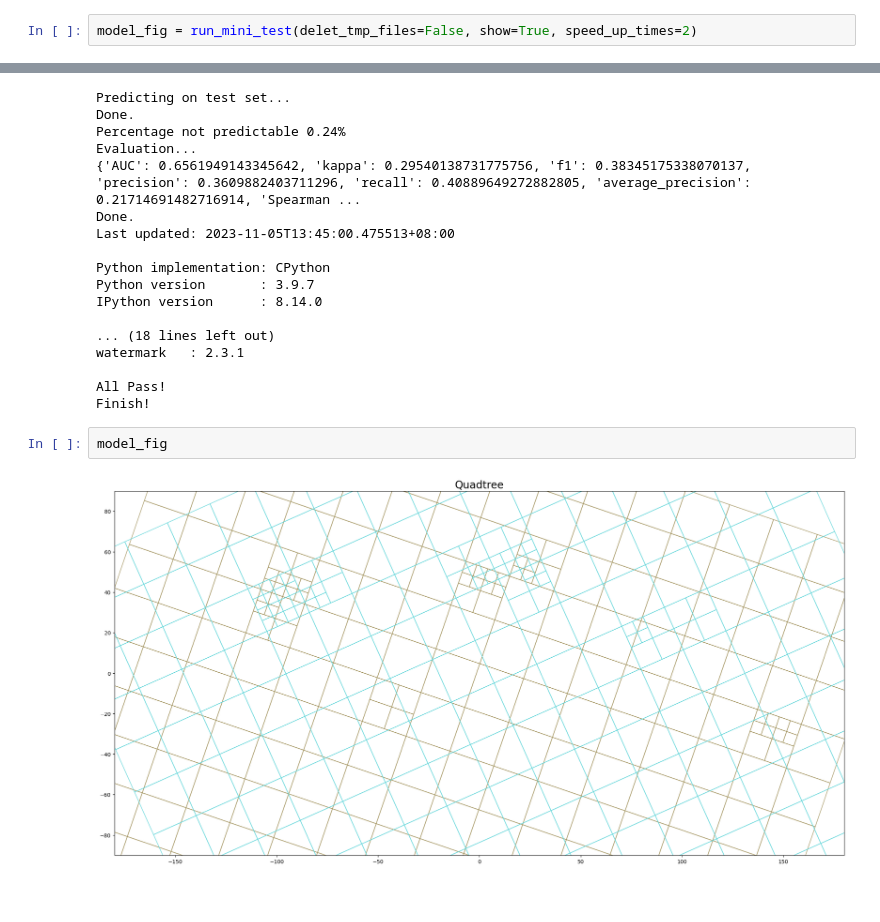
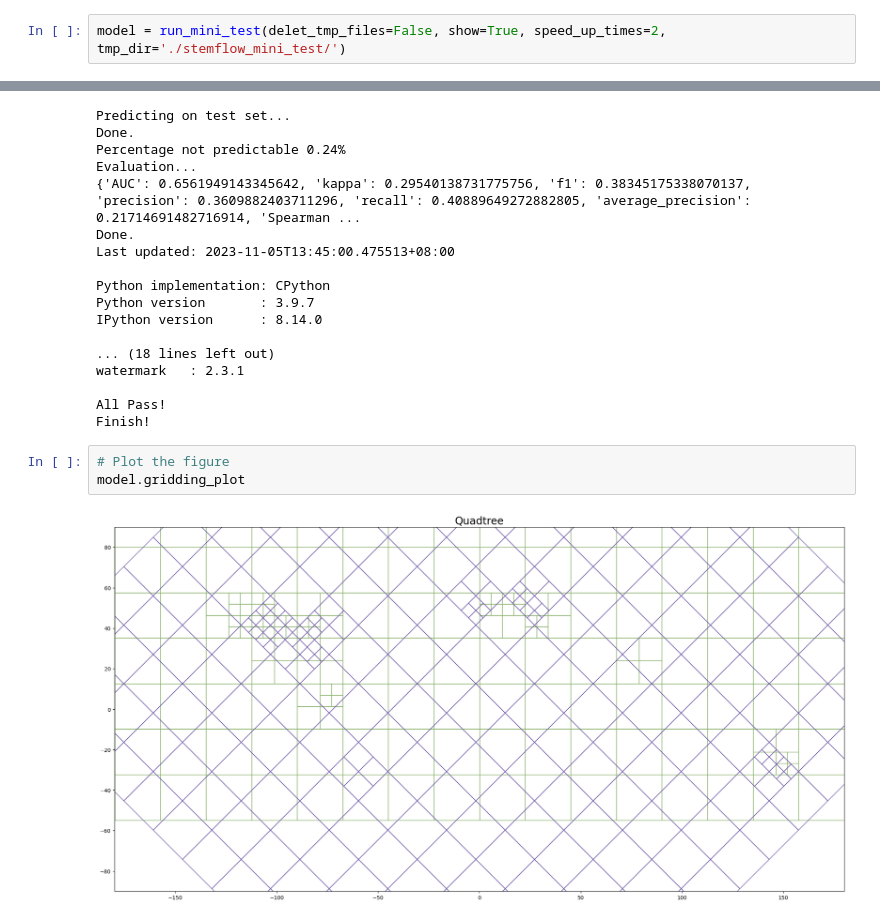
Before and after one commit to chenyangkang/stemflow, a Jupyter notebook: docs/Examples/00.Mini_test.ipynb, the cells around one changed output, grey strips where cells are left out. Cells and saved outputs as stored; diff of their text form.

```diff
--- a/docs/Examples/00.Mini_test.ipynb
+++ b/docs/Examples/00.Mini_test.ipynb
@@ -5,7 +7,7 @@ Nov 5, 2023
 # %%
 from stemflow.manually_testing import run_mini_test
 # %%
-model_fig = run_mini_test(delet_tmp_files=False, show=True, speed_up_times=2)
+model = run_mini_test(delet_tmp_files=False, show=True, speed_up_times=2, tmp_dir='./stemflow_mini_test/')
 # %% [output]
 Start Running Mini-test...
 Temporary files will be stored at: ./stemflow_mini_test/
@@ -61,7 +63,8 @@ watermark   : 2.3.1
 
 All Pass!
 Finish!
-# %%
-model_fig
-# %% [output]
-[figure, removed]
+# %%
+# Plot the figure
+model.gridding_plot
+# %% [output]
+[figure, added]
```
Also changed, not shown: parts of 1 cell of this notebook, 4 other files.
